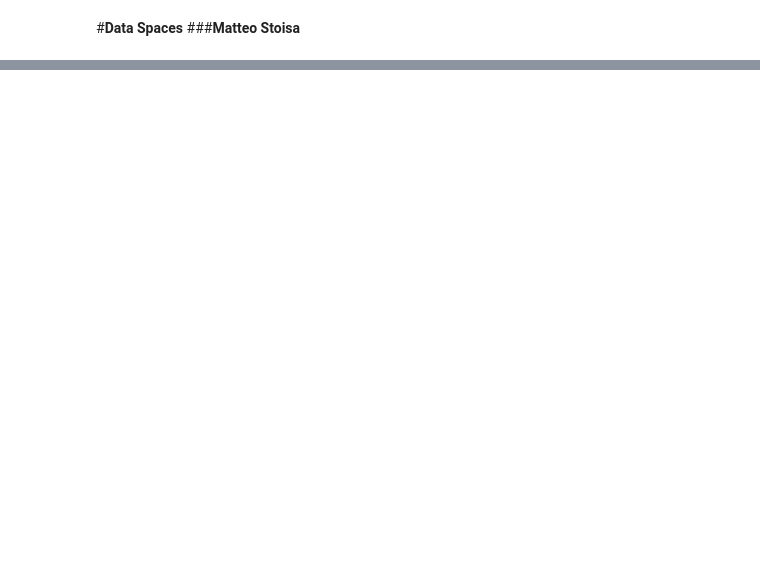
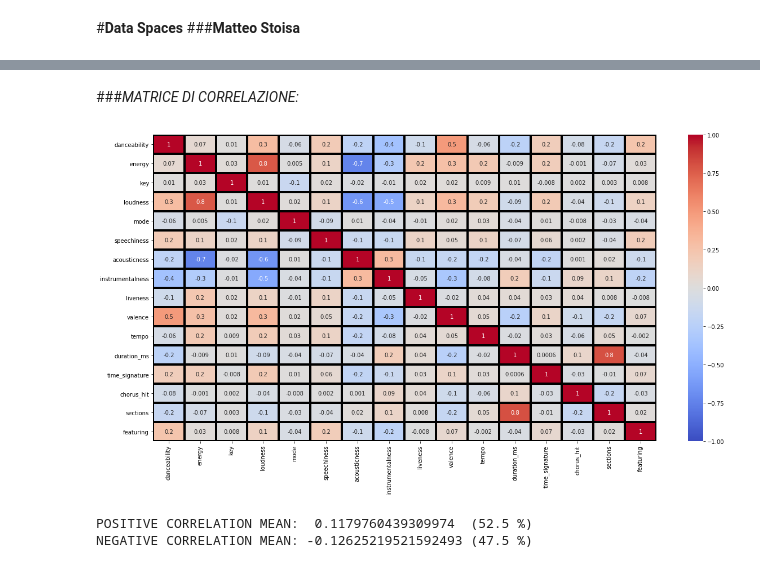
Before and after one commit to MatteoStoisa/DataSpaces_project, a Jupyter notebook: projectDataSpacesMatteoStoisa_the_spotify_hit_predictor_dataset_dataset_of_10s.ipynb, the cells around one changed output, grey strips where cells are left out. Cells and saved outputs as stored; diff of their text form; code cells hidden in the pictures; blank space fills up the shorter version.

```diff
--- a/projectDataSpacesMatteoStoisa_the_spotify_hit_predictor_dataset_dataset_of_10s.ipynb
+++ b/projectDataSpacesMatteoStoisa_the_spotify_hit_predictor_dataset_dataset_of_10s.ipynb
@@ -186,0 +99,10 @@ CLASSIFICAZIONE
+# %%
+scaler = preprocessing.MinMaxScaler()
+attributes_to_scale = ['danceability', 'energy', 'key', 'loudness', 'speechiness', 'acousticness', 'instrumentalness', 'liveness', 'valence', 'tempo', 'duration_ms', 'time_signature', 'chorus_hit', 'sections']
+dataset[attributes_to_scale] = scaler.fit_transform(dataset[attributes_to_scale])
+whole_dataset[attributes_to_scale] = scaler.fit_transform(whole_dataset[attributes_to_scale])
+
+x_train, x_test, y_train, y_test = train_test_split(dataset, dataset_labels, test_size=0.2, stratify=dataset_labels, random_state=15)
+
+print(dataset.iloc[[297]].to_string())
+print(dataset.iloc[[298]].to_string())
@@ -186,0 +114,26 @@ CLASSIFICAZIONE
+# %% [markdown]
+###*MATRICE DI CORRELAZIONE:*
+# %%
+correlation_matrix = dataset.corr()
+plt.figure(figsize=(20, 10))
+sns.heatmap(correlation_matrix, annot=True, fmt='.1g', vmin=-1, vmax=1, center= 0, cmap= 'coolwarm', linewidths=3, linecolor='black')
+plt.show()
+positive_count = 0
+negative_count = 0
+positive_sum = 0
+negative_sum = 0
+for i in range(1, len(correlation_matrix)):
+  for j in range(i):
+    if correlation_matrix.iloc[i, j] > 0:
+      positive_count += 1
+      positive_sum += correlation_matrix.iloc[i, j]
+    else:
+      negative_count += 1
+      negative_sum += correlation_matrix.iloc[i, j]
+
+print("POSITIVE CORRELATION MEAN:  {}  ({} %)".format(positive_sum / positive_count, (positive_count / (positive_count + negative_count)) * 100))
+print("NEGATIVE CORRELATION MEAN: {} ({} %)".format(negative_sum / negative_count, (negative_count / (positive_count + negative_count)) * 100))
+# %% [output]
+[figure, added]
+POSITIVE CORRELATION MEAN:  0.1179760439309974  (52.5 %)
+NEGATIVE CORRELATION MEAN: -0.12625219521592493 (47.5 %)
```
Also changed, not shown: parts of 50 cells of this notebook.
